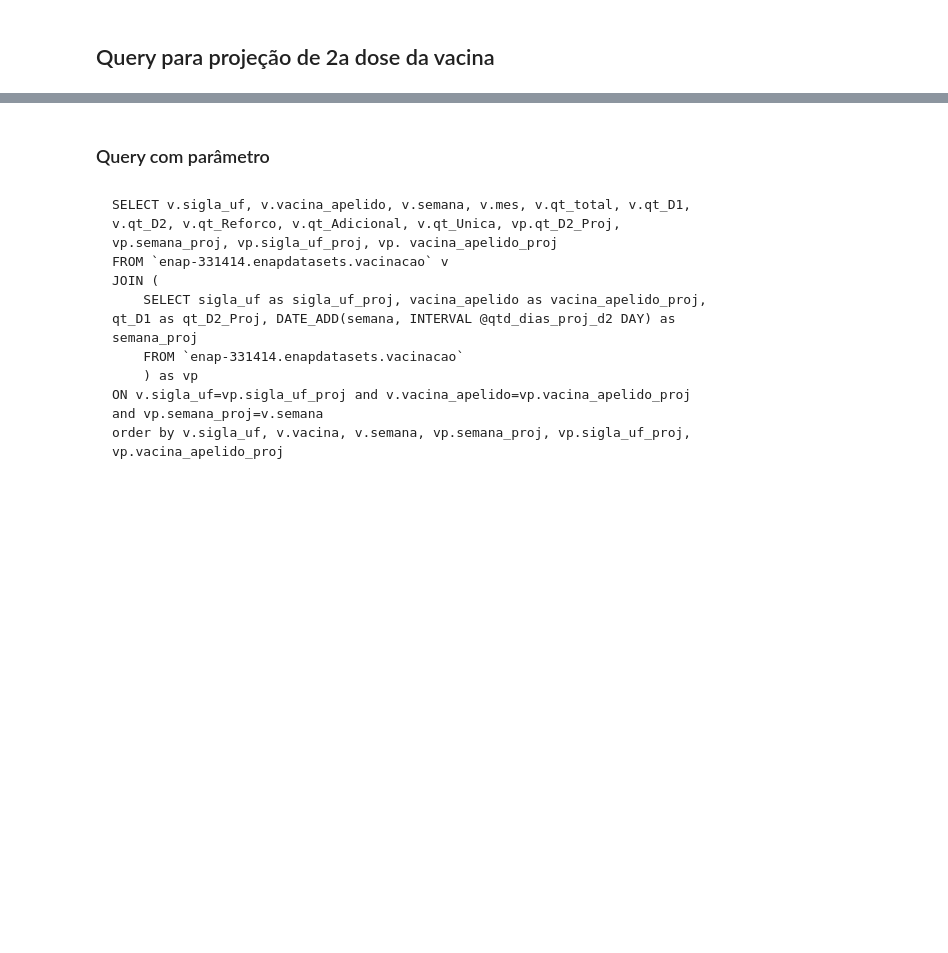
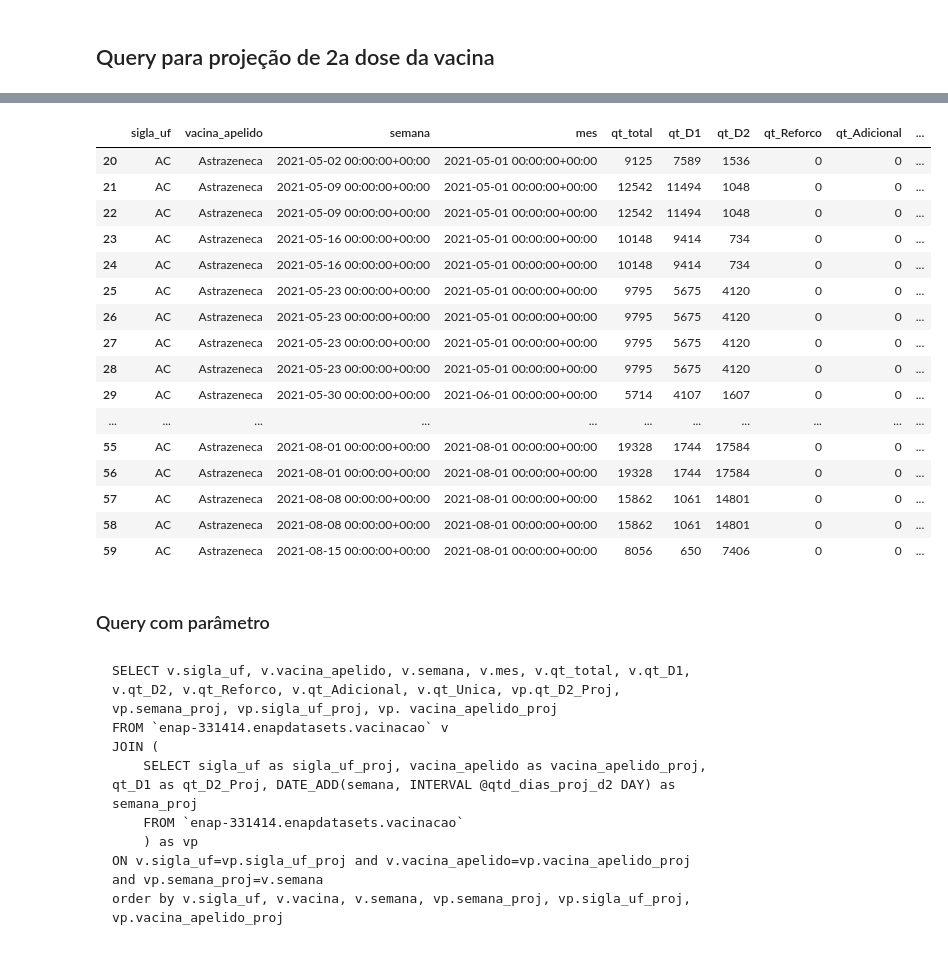
Before and after one commit to alexlopespereira/enapespcd2021, a Jupyter notebook: D9/Notebooks/Aula8_ContarDosesCovid19.ipynb, the cells around one changed output, grey strips where cells are left out. Saved outputs shown, nothing was run; the diff lists cells and outputs as text; code cells hidden in the pictures; blank space fills up the shorter version.

```diff
--- a/D9/Notebooks/Aula8_ContarDosesCovid19.ipynb
+++ b/D9/Notebooks/Aula8_ContarDosesCovid19.ipynb
@@ -101,3 +104,24 @@ Timestamp('2022-01-09 00:00:00+0000', tz='UTC')
+# %%
+# df_vacina_proj['semana_proj'].max()
+df_vacina_proj.iloc[20:60]
+# %% [output]
+|  | sigla_uf | vacina_apelido | semana | mes | qt_total | qt_D1 | qt_D2 | qt_Reforco | qt_Adicional | ... |
+| 20 | AC | Astrazeneca | 2021-05-02 00:00:00+00:00 | 2021-05-01 00:00:00+00:00 | 9125 | 7589 | 1536 | 0 | 0 | ... |
+| 21 | AC | Astrazeneca | 2021-05-09 00:00:00+00:00 | 2021-05-01 00:00:00+00:00 | 12542 | 11494 | 1048 | 0 | 0 | ... |
+| 22 | AC | Astrazeneca | 2021-05-09 00:00:00+00:00 | 2021-05-01 00:00:00+00:00 | 12542 | 11494 | 1048 | 0 | 0 | ... |
+| 23 | AC | Astrazeneca | 2021-05-16 00:00:00+00:00 | 2021-05-01 00:00:00+00:00 | 10148 | 9414 | 734 | 0 | 0 | ... |
+| 24 | AC | Astrazeneca | 2021-05-16 00:00:00+00:00 | 2021-05-01 00:00:00+00:00 | 10148 | 9414 | 734 | 0 | 0 | ... |
+| 25 | AC | Astrazeneca | 2021-05-23 00:00:00+00:00 | 2021-05-01 00:00:00+00:00 | 9795 | 5675 | 4120 | 0 | 0 | ... |
+| 26 | AC | Astrazeneca | 2021-05-23 00:00:00+00:00 | 2021-05-01 00:00:00+00:00 | 9795 | 5675 | 4120 | 0 | 0 | ... |
+| 27 | AC | Astrazeneca | 2021-05-23 00:00:00+00:00 | 2021-05-01 00:00:00+00:00 | 9795 | 5675 | 4120 | 0 | 0 | ... |
+| 28 | AC | Astrazeneca | 2021-05-23 00:00:00+00:00 | 2021-05-01 00:00:00+00:00 | 9795 | 5675 | 4120 | 0 | 0 | ... |
+| 29 | AC | Astrazeneca | 2021-05-30 00:00:00+00:00 | 2021-06-01 00:00:00+00:00 | 5714 | 4107 | 1607 | 0 | 0 | ... |
+| ... | ... | ... | ... | ... | ... | ... | ... | ... | ... | ... |
+| 55 | AC | Astrazeneca | 2021-08-01 00:00:00+00:00 | 2021-08-01 00:00:00+00:00 | 19328 | 1744 | 17584 | 0 | 0 | ... |
+| 56 | AC | Astrazeneca | 2021-08-01 00:00:00+00:00 | 2021-08-01 00:00:00+00:00 | 19328 | 1744 | 17584 | 0 | 0 | ... |
+| 57 | AC | Astrazeneca | 2021-08-08 00:00:00+00:00 | 2021-08-01 00:00:00+00:00 | 15862 | 1061 | 14801 | 0 | 0 | ... |
+| 58 | AC | Astrazeneca | 2021-08-08 00:00:00+00:00 | 2021-08-01 00:00:00+00:00 | 15862 | 1061 | 14801 | 0 | 0 | ... |
+| 59 | AC | Astrazeneca | 2021-08-15 00:00:00+00:00 | 2021-08-01 00:00:00+00:00 | 8056 | 650 | 7406 | 0 | 0 | ... |
 # %% [markdown]
 ### Query com parâmetro
 # %% [markdown]
```
Also changed, not shown: parts of 4 cells of this notebook, 3 other files.
